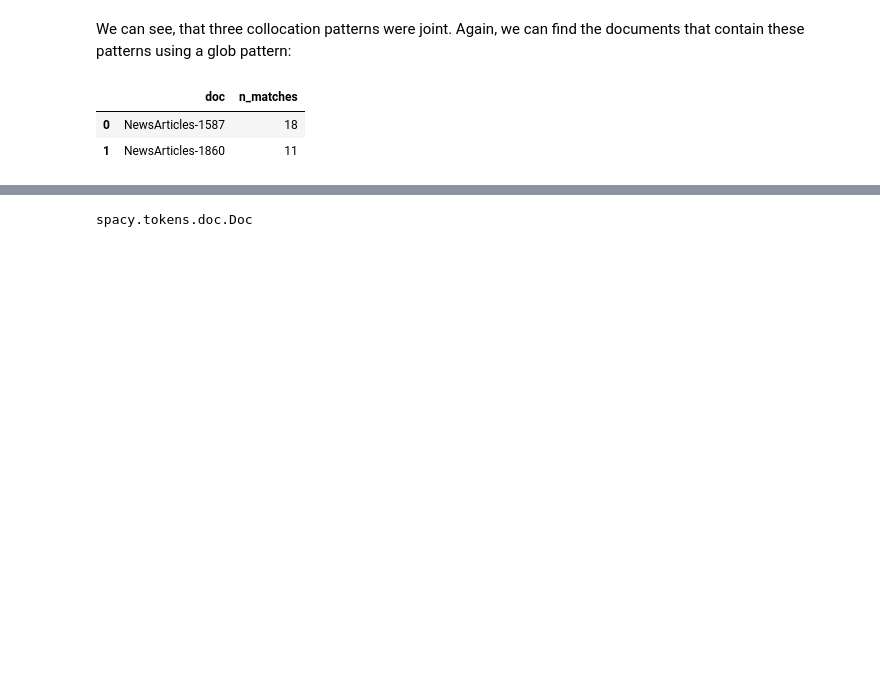
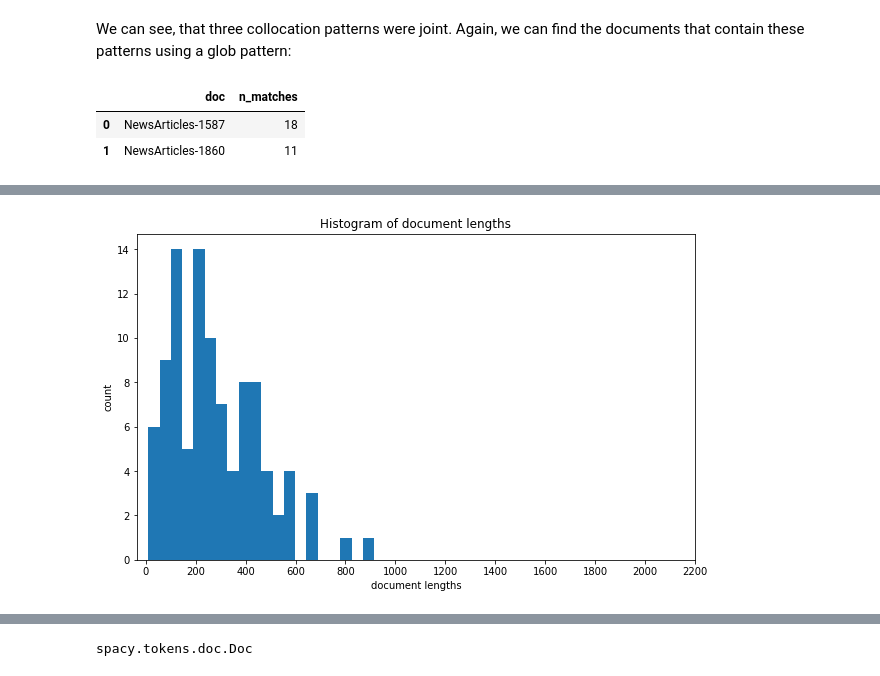
Before and after one commit to WZBSocialScienceCenter/tmtoolkit, a Jupyter notebook: doc/source/preprocessing.ipynb, the cells around one changed output, grey strips where cells are left out. Cells and saved outputs as stored; diff of their text form; code cells hidden in the pictures; blank space fills up the shorter version.

```diff
--- a/doc/source/preprocessing.ipynb
+++ b/doc/source/preprocessing.ipynb
@@ -933,0 +967,7 @@ find_documents(corpus_norm, 'north_korea*', match_type='glob' , as_table='-n_mat
+# %%
+fig, ax = plt.subplots(figsize=(10, 6))   # make the plot larger
+plot_doc_lengths_hist(fig, ax, corpus_norm, y_log=False, bins=20)  # use 20 bins
+ax.set_xticks(range(0, 2201, 200))    # set x axis ticks and range
+plt.show();
+# %% [output]
+[figure, added]
```
Also changed, not shown: parts of 67 cells of this notebook, 4 other files.
